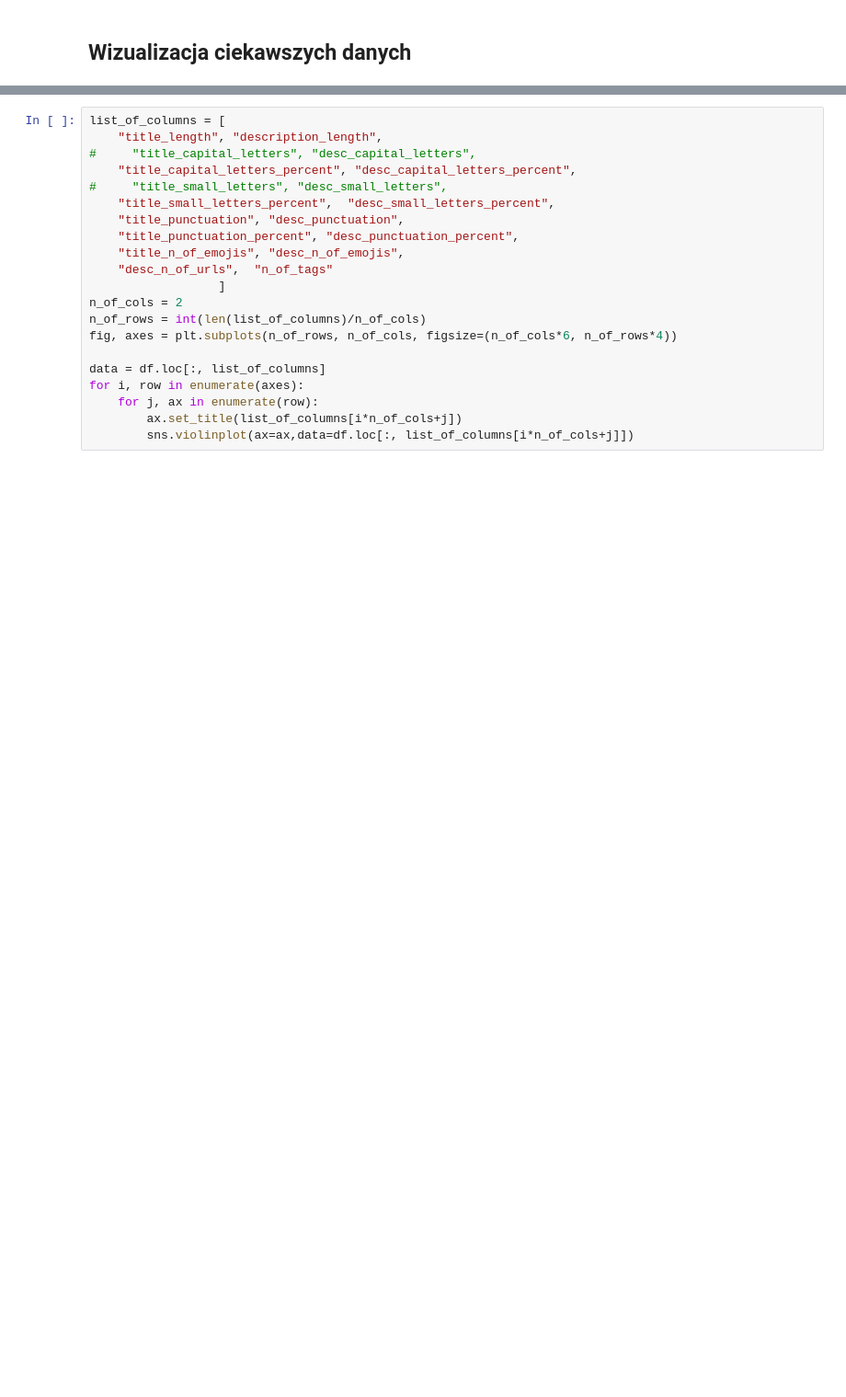
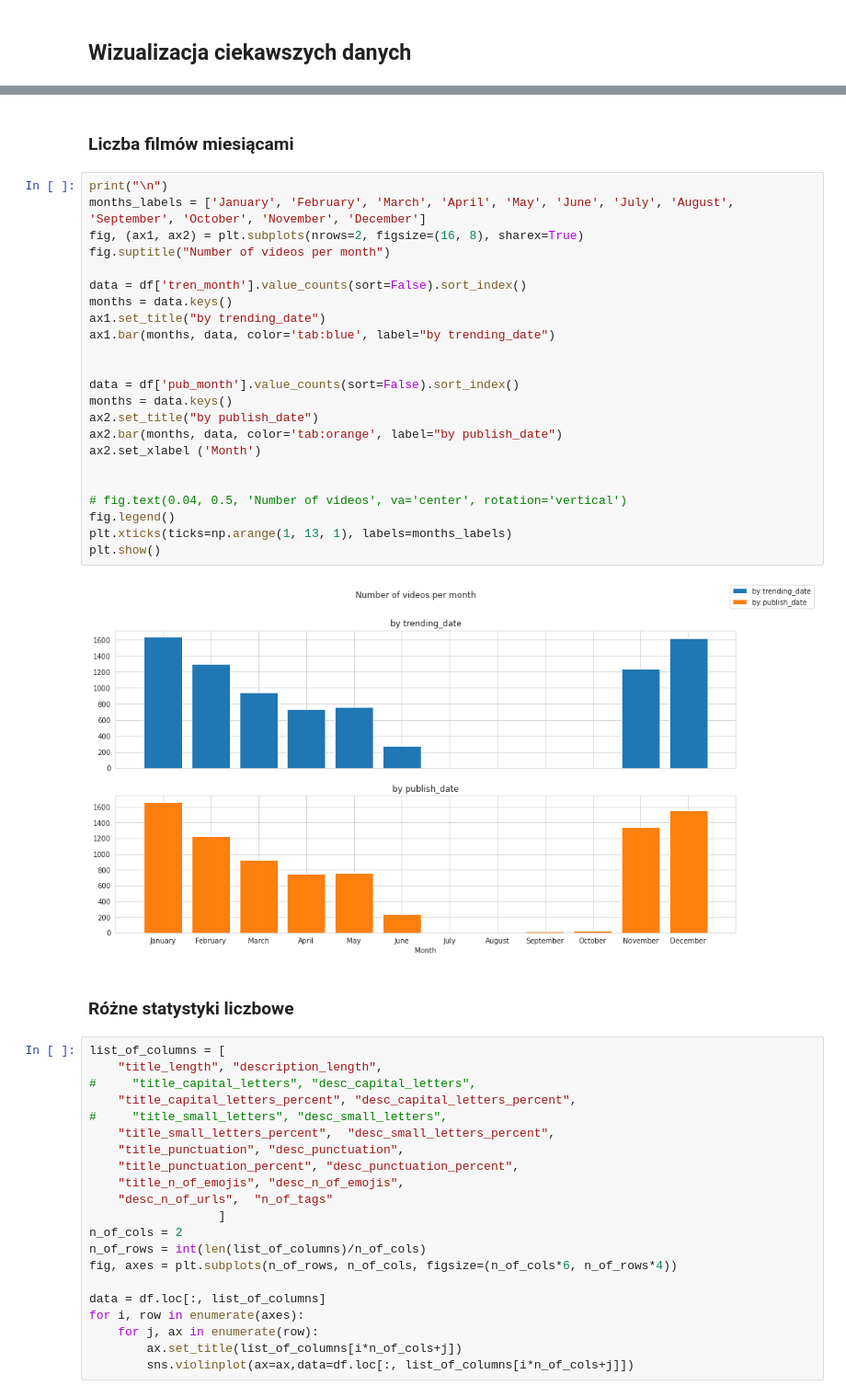
Before and after one commit to AdamKlejda/PED_YT, a Jupyter notebook: main.ipynb, the cells around one changed output, grey strips where cells are left out. Shown at 92% size. Cells and saved outputs as stored; diff of their text form; blank space fills up the shorter version.

```diff
--- a/main.ipynb
+++ b/main.ipynb
@@ -239,3 +229,32 @@ df[:1]
+# %% [markdown]
+### Liczba filmów miesiącami
+# %%
+print("\n")
+months_labels = ['January', 'February', 'March', 'April', 'May', 'June', 'July', 'August', 'September', 'October', 'November', 'December']
+fig, (ax1, ax2) = plt.subplots(nrows=2, figsize=(16, 8), sharex=True)
+fig.suptitle("Number of videos per month")
+
+data = df['tren_month'].value_counts(sort=False).sort_index()
+months = data.keys()
+ax1.set_title("by trending_date")
+ax1.bar(months, data, color='tab:blue', label="by trending_date")
+
+
+data = df['pub_month'].value_counts(sort=False).sort_index()
+months = data.keys()
+ax2.set_title("by publish_date")
+ax2.bar(months, data, color='tab:orange', label="by publish_date")
+ax2.set_xlabel ('Month')
+
+
+# fig.text(0.04, 0.5, 'Number of videos', va='center', rotation='vertical')
+fig.legend()
+plt.xticks(ticks=np.arange(1, 13, 1), labels=months_labels)
+plt.show()
+# %% [output]
+[figure, added]
+# %% [markdown]
+### Różne statystyki liczbowe
 # %%
 list_of_columns = [
     "title_length", "description_length",
```
Also changed, not shown: parts of 5 cells of this notebook, 5 other files.
